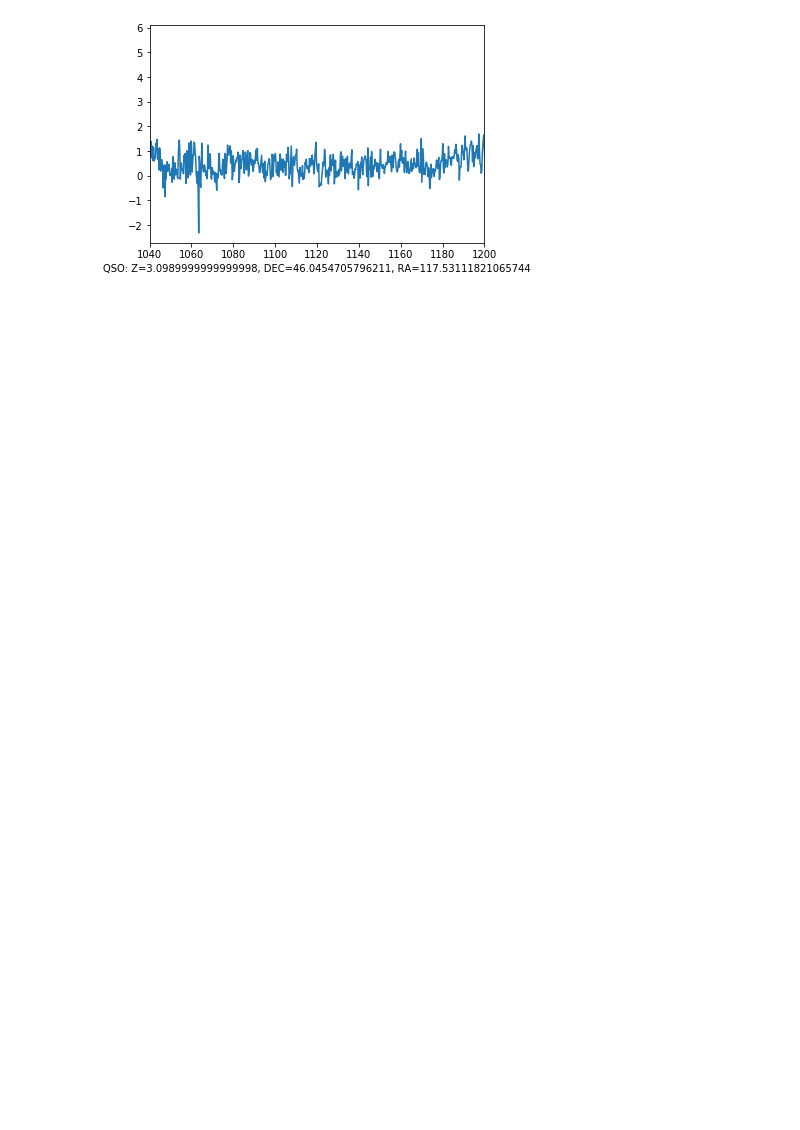
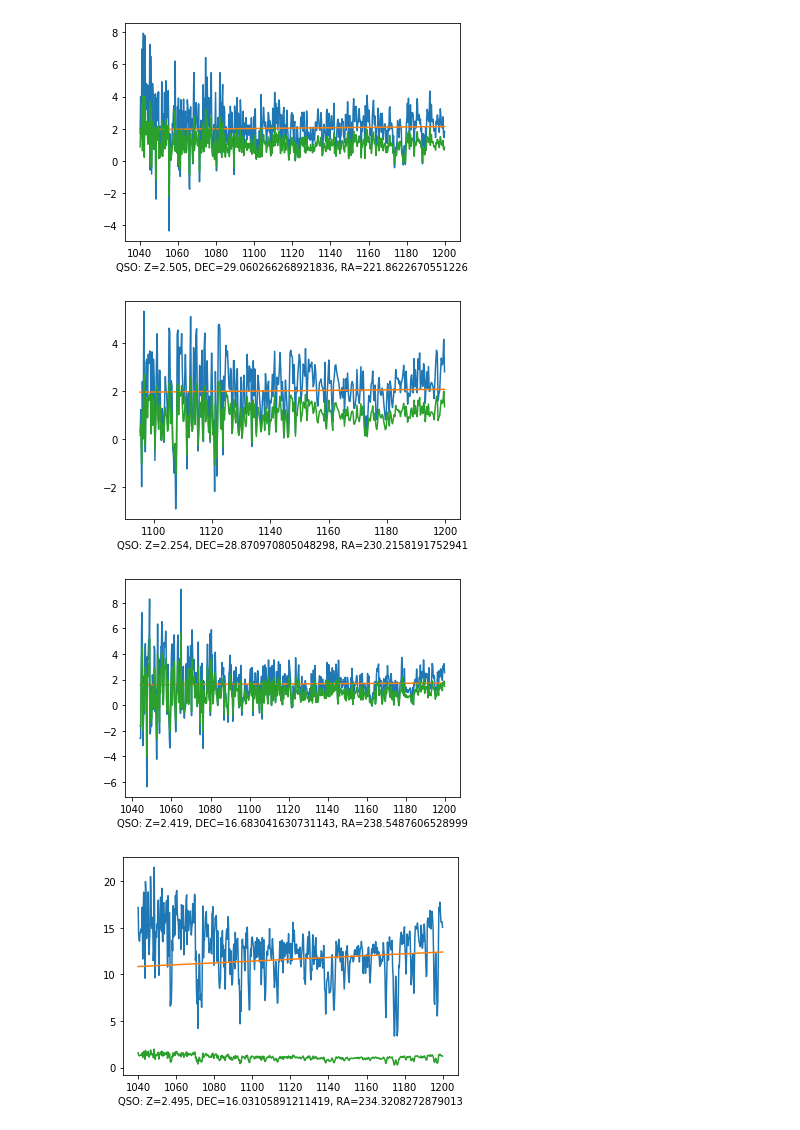
Before and after one commit to arkel1/lya-deltas, a Jupyter notebook: nb/Lya-deltas_main.ipynb, the cells around one changed output. Cells and saved outputs as stored; diff of their text form; code cells hidden in the pictures; blank space fills up the shorter version.

```diff
--- a/nb/Lya-deltas_main.ipynb
+++ b/nb/Lya-deltas_main.ipynb
@@ -172,13 +212,29 @@ Found 255 QSO spec. in catalog: /work/sfbeltranv/DR14_mini/DR14Q_v4_4m.fits
+# %%
+def chi2( alpha, *args ):
+   a,b = alpha
+   w,flux,ivar = args
+   return np.sum( (( flux - (a*w+b) )**2 ) * ivar )
 # %%
 #### One QSO ploting example
 
-nspectra = 0
-s = spectra[ nspectra ]
-z, dec, ra = QSOloc[nspectra]
-plt.figure()
-plt.plot( s[0], s[1] )
-plt.xlim(1040,1200)
-plt.xlabel( 'QSO: Z=' + str( z) + ', DEC=' + str( dec) +', RA=' + str( ra)  )
-plt.show()
+for nspectra in range(10,15):
+   # nspectra = 100
+   s = spectra_eBoss[ nspectra ]
+   z, dec, ra = QSOloc_eBoss[nspectra]
+   w_ = s[0]
+   flux_ = s[1]
+   ivar_ = s[2]
+   param = scpo.minimize(chi2, (1,1), args=(w_,flux_,ivar_), method='COBYLA' ); #COBYLA
+   delta_ = flux_ / (param.x[0]*w_+param.x[1])
+
+   plt.plot(w_,flux_)
+   plt.plot(w_,(param.x[0]*w_+param.x[1]))
+   plt.plot(w_, delta_ )
+
+   plt.xlabel( 'QSO: Z=' + str( z) + ', DEC=' + str( dec) +', RA=' + str( ra)  )
+   plt.show()
 # %% [output]
-[figure, old version]
+[figure, new version]
+[figure, added]
+[figure, added]
+[figure, added]
```
Also changed, not shown: parts of 10 cells of this notebook, 3 other files.
